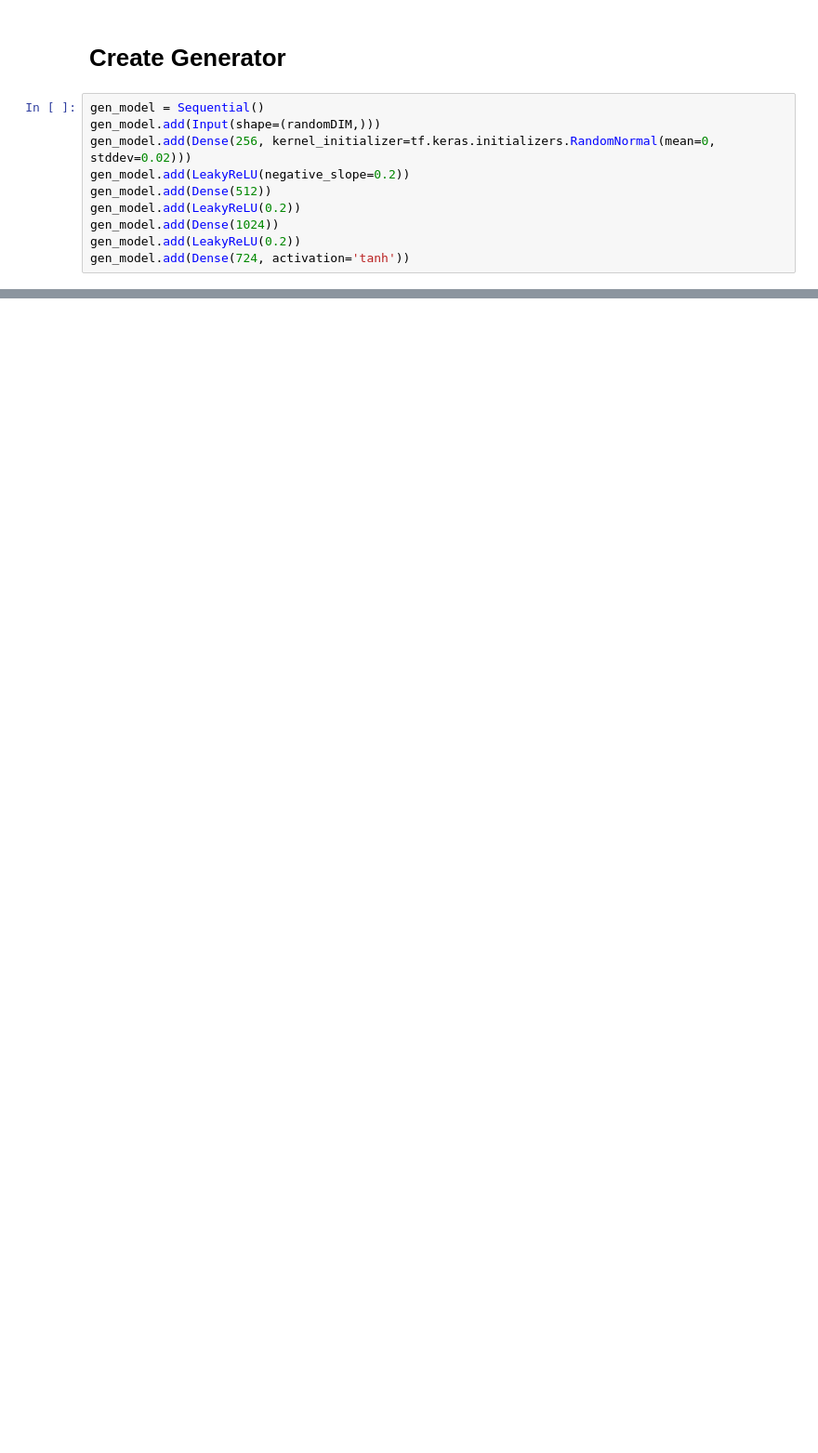
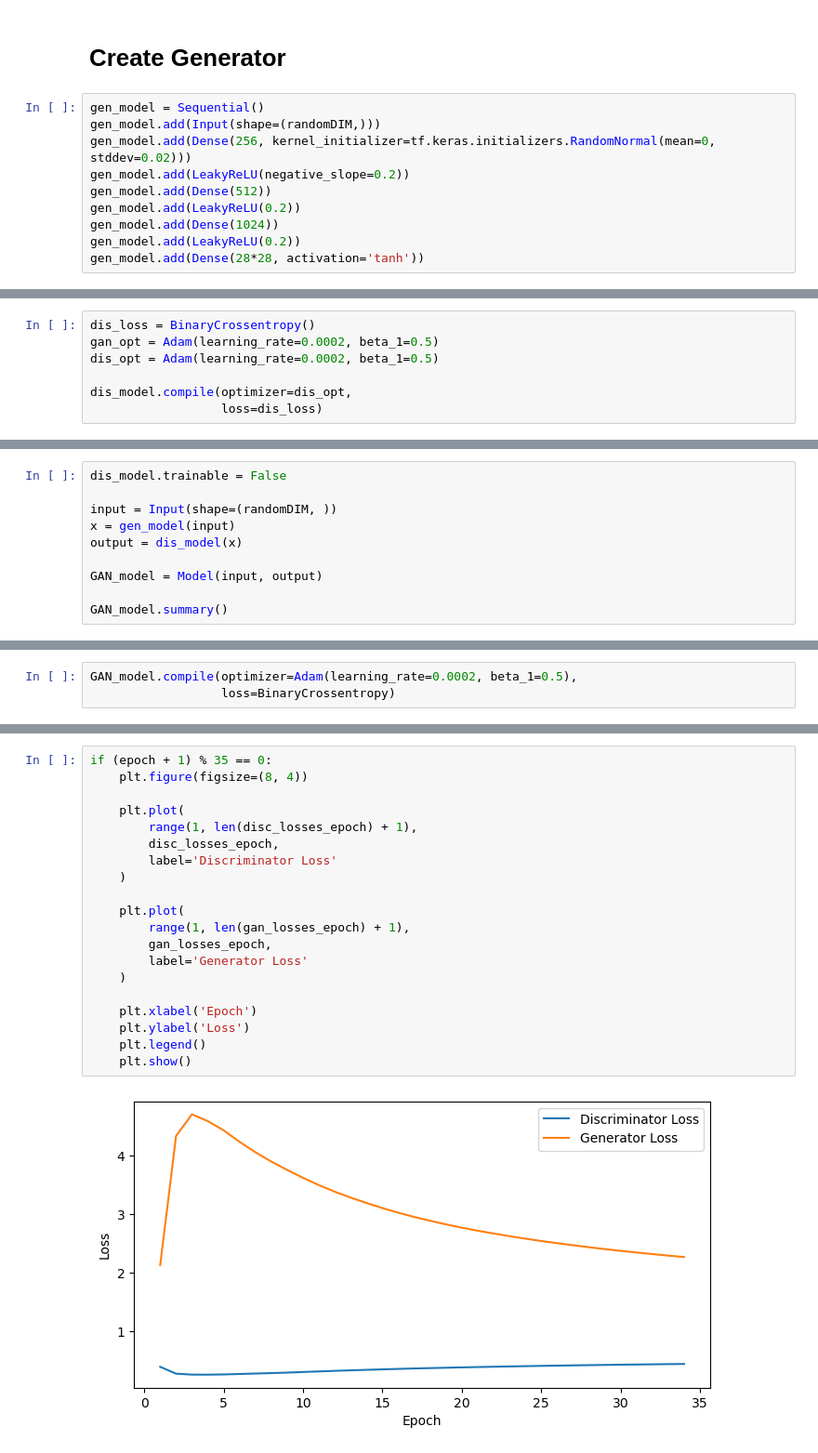
Before and after one commit to mjmousavi97/Deep-Learning, a Jupyter notebook: src/Model Subclassing - Autoencoders - Generative Adversarial Networks (GANs)/Simple_GAN.ipynb, the cells around one changed output, grey strips where cells are left out. Shown at 93% size. Drawn from its saved outputs; the diff is of its cells as text; blank space fills up the shorter version.

Commit message:
Created and trained a GAN model on hoda dataset.

```diff
--- a/src/Model Subclassing - Autoencoders - Generative Adversarial Networks (GANs)/Simple_GAN.ipynb
+++ b/src/Model Subclassing - Autoencoders - Generative Adversarial Networks (GANs)/Simple_GAN.ipynb
@@ -118,4 +125,4 @@ gen_model.add(Dense(512))
 gen_model.add(LeakyReLU(0.2))
 gen_model.add(Dense(1024))
 gen_model.add(LeakyReLU(0.2))
-gen_model.add(Dense(724, activation='tanh'))
+gen_model.add(Dense(28*28, activation='tanh'))
@@ -121,0 +192,7 @@ gen_model.add(Dense(724, activation='tanh'))
+# %%
+dis_loss = BinaryCrossentropy()
+gan_opt = Adam(learning_rate=0.0002, beta_1=0.5)
+dis_opt = Adam(learning_rate=0.0002, beta_1=0.5)
+
+dis_model.compile(optimizer=dis_opt,
+                  loss=dis_loss)
@@ -121,0 +201,10 @@ gen_model.add(Dense(724, activation='tanh'))
+# %%
+dis_model.trainable = False
+
+input = Input(shape=(randomDIM, ))
+x = gen_model(input)
+output = dis_model(x)
+
+GAN_model = Model(input, output)
+
+GAN_model.summary()
@@ -121,0 +225,3 @@ gen_model.add(Dense(724, activation='tanh'))
+# %%
+GAN_model.compile(optimizer=Adam(learning_rate=0.0002, beta_1=0.5),
+                  loss=BinaryCrossentropy)
@@ -121,0 +325,22 @@ gen_model.add(Dense(724, activation='tanh'))
+# %%
+if (epoch + 1) % 35 == 0:
+    plt.figure(figsize=(8, 4))
+
+    plt.plot(
+        range(1, len(disc_losses_epoch) + 1),
+        disc_losses_epoch,
+        label='Discriminator Loss'
+    )
+
+    plt.plot(
+        range(1, len(gan_losses_epoch) + 1),
+        gan_losses_epoch,
+        label='Generator Loss'
+    )
+
+    plt.xlabel('Epoch')
+    plt.ylabel('Loss')
+    plt.legend()
+    plt.show()
+# %% [output]
+[figure, added]
```
Also changed, not shown: parts of 15 cells of this notebook.
